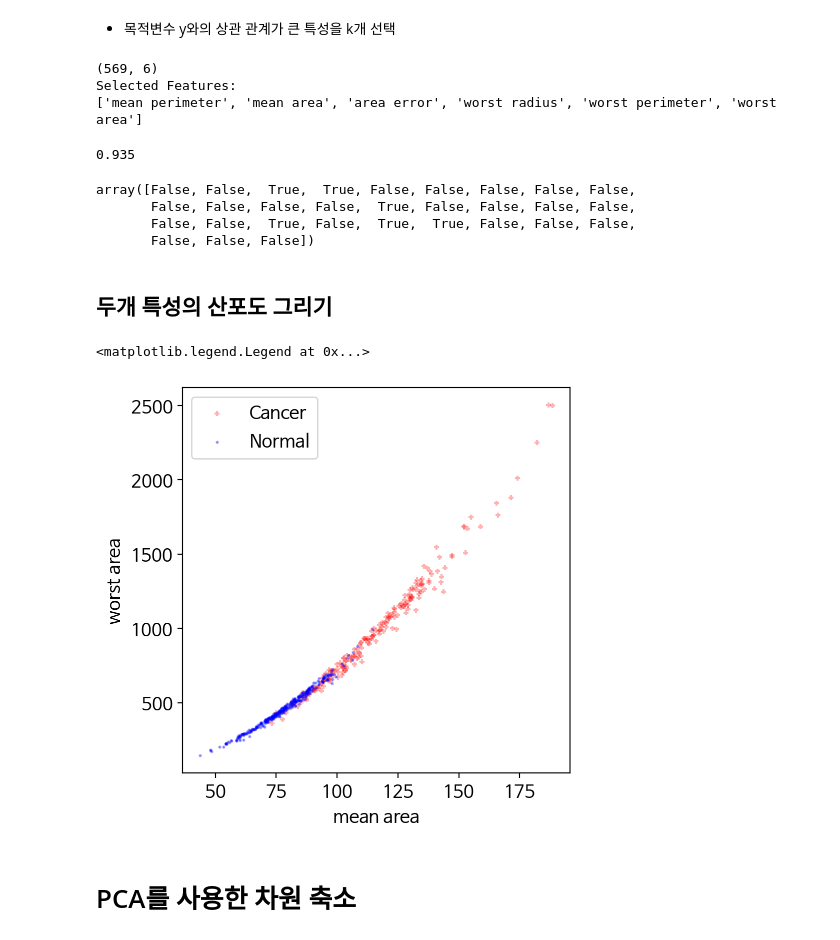
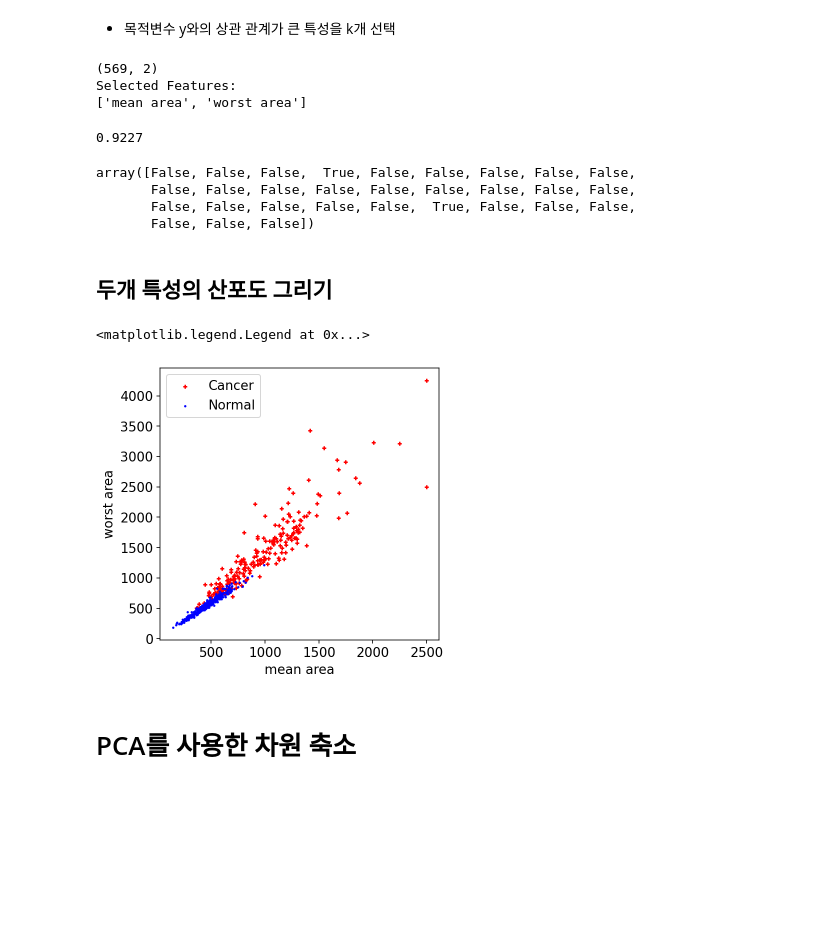
Before and after one commit to spinspin22/test1, a Jupyter notebook: e_61_FeatureEngineering.ipynb, the cells around one changed output. Saved outputs shown, nothing was run; the diff lists cells and outputs as text; code cells hidden in the pictures; blank space fills up the shorter version.

Commit message:
Colaboratory를 통해 생성됨

```diff
--- a/e_61_FeatureEngineering.ipynb
+++ b/e_61_FeatureEngineering.ipynb
@@ -17,13 +17,6 @@
 
 ## 시각화를 위한 차원 축소
 - t-SNE: 시각화를 위한 2또는 3차원 차원 축소
-# %%
-# !sudo apt-get install -y fonts-nanum
-# !sudo fc-cache -fv
-# !rm ~/.cache/matplotlib -rf
-# <colab 런타임 재시작 후 아래 코드 실행>
-import matplotlib.pyplot as plt
-plt.rc('font', family='NanumBarunGothic')
 # %%
 import pandas as pd
 import numpy as np
@@ -144,7 +133,7 @@ cross_validation(rfc, X, y, 10)
 ## 목적변수 y와의 상관 관계가 큰 특성을 k개 선택
 
 from sklearn.feature_selection import SelectKBest, chi2
-sb = SelectKBest(chi2, k=6)
+sb = SelectKBest(chi2, k=2)
 X_best = sb.fit_transform(X, y)
 print(X_best.shape)
 
@@ -153,32 +142,32 @@ print('Selected Features: ')
 print(list(X.columns[sb.get_support()]))
 cross_validation(rfc, X_best, y)
 # %% [output]
-(569, 6)
+(569, 2)
 Selected Features:
-['mean perimeter', 'mean area', 'area error', 'worst radius', 'worst perimeter', 'worst area']
+['mean area', 'worst area']
-0.935
+0.9227
 # %%
 sb.get_support()
 # %% [output]
-array([False, False,  True,  True, False, False, False, False, False,
-       False, False, False, False,  True, False, False, False, False,
-       False, False,  True, False,  True,  True, False, False, False,
+array([False, False, False,  True, False, False, False, False, False,
+       False, False, False, False, False, False, False, False, False,
+       False, False, False, False, False,  True, False, False, False,
        False, False, False])
 # %% [markdown]
 ## 두개 특성의 산포도 그리기
 # %%
 ## 두 개 특성의 산포도 그리기
 
 plt.scatter(X_best[:,0][y==0],X_best[:,1][y==0],
-            marker='+', s=13, color='r', label='Cancer', alpha=0.3)
+            marker='+', s=13, color='r', label='Cancer')
 plt.scatter(X_best[:,0][y==1],X_best[:,1][y==1],
-            marker='.', s=7, color='b', label='Normal', alpha=0.3)
+            marker='.', s=7, color='b', label='Normal')
 plt.xlabel('mean area')
 plt.ylabel('worst area')
 plt.legend()
 # %% [output]
 <matplotlib.legend.Legend at 0x...>
-[figure, old version]
+[figure, new version]
 # %% [markdown]
 # PCA를 사용한 차원 축소
 # %% [markdown]
```
Also changed, not shown: parts of 7 cells of this notebook.
